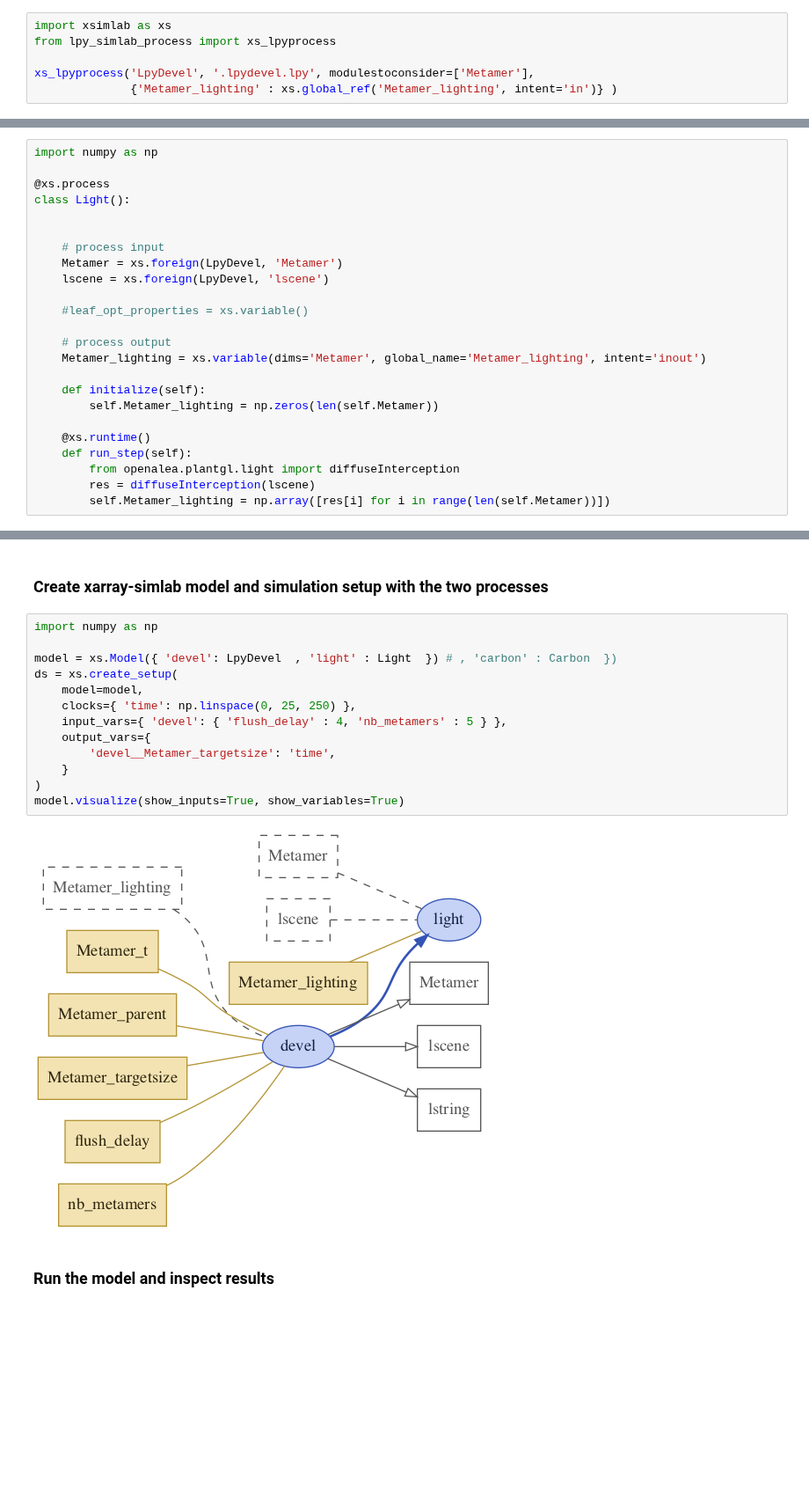
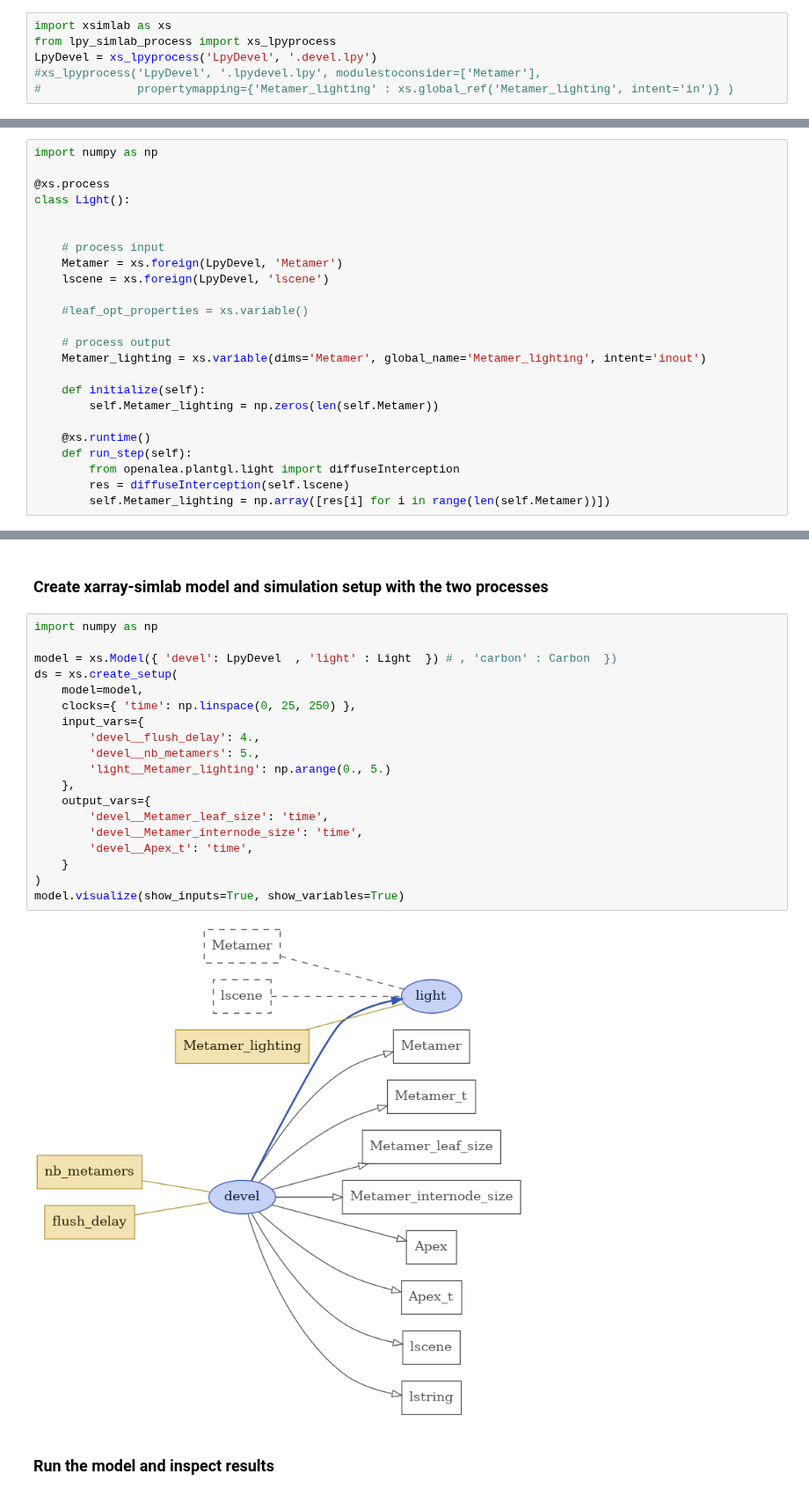
Before and after one commit to fredboudon/plantgl-jupyter, a Jupyter notebook: examples/lpy-simlab/lpy_carbon_light.ipynb, the cells around one changed output, grey strips where cells are left out. Shown at 88% size. Cells and saved outputs as stored; diff of their text form; blank space fills up the shorter version.

```diff
--- a/examples/lpy-simlab/lpy_carbon_light.ipynb
+++ b/examples/lpy-simlab/lpy_carbon_light.ipynb
@@ -62,6 +62,6 @@ Writing .lpydevel.lpy
 # %%
 import xsimlab as xs
 from lpy_simlab_process import xs_lpyprocess
-
-xs_lpyprocess('LpyDevel', '.lpydevel.lpy', modulestoconsider=['Metamer'],
-              {'Metamer_lighting' : xs.global_ref('Metamer_lighting', intent='in')} )
+LpyDevel = xs_lpyprocess('LpyDevel', '.devel.lpy')
+#xs_lpyprocess('LpyDevel', '.lpydevel.lpy', modulestoconsider=['Metamer'],
+#              propertymapping={'Metamer_lighting' : xs.global_ref('Metamer_lighting', intent='in')} )
@@ -89,7 +87,7 @@ class Light():
     @xs.runtime()
     def run_step(self):
         from openalea.plantgl.light import diffuseInterception
-        res = diffuseInterception(lscene)
+        res = diffuseInterception(self.lscene)
         self.Metamer_lighting = np.array([res[i] for i in range(len(self.Metamer))])
 # %% [markdown]
 ### Create an xarray-simlab processes from an Lpy model
@@ -100,18 +98,24 @@ class Light():
 # %%
 import numpy as np
 
 model = xs.Model({ 'devel': LpyDevel  , 'light' : Light  }) # , 'carbon' : Carbon  })
 ds = xs.create_setup(
     model=model,
     clocks={ 'time': np.linspace(0, 25, 250) },
-    input_vars={ 'devel': { 'flush_delay' : 4, 'nb_metamers' : 5 } },
+    input_vars={
+        'devel__flush_delay': 4.,
+        'devel__nb_metamers': 5.,
+        'light__Metamer_lighting': np.arange(0., 5.)
+    },
     output_vars={
-        'devel__Metamer_targetsize': 'time',
+        'devel__Metamer_leaf_size': 'time',
+        'devel__Metamer_internode_size': 'time',
+        'devel__Apex_t': 'time',
     }
 )
 model.visualize(show_inputs=True, show_variables=True)
 # %% [output]
-[figure, old version]
+[figure, new version]
 # %% [markdown]
 ### Run the model and inspect results
 # %%
```
Also changed, not shown: parts of 4 cells of this notebook, 2 other files.
